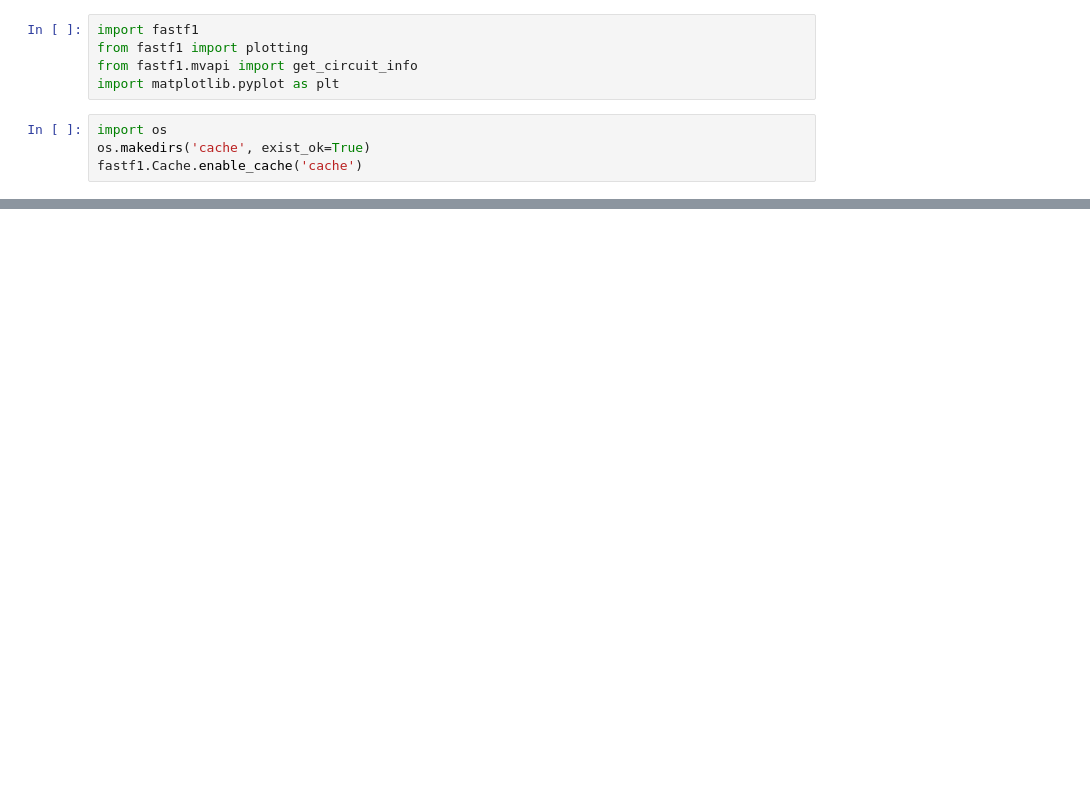
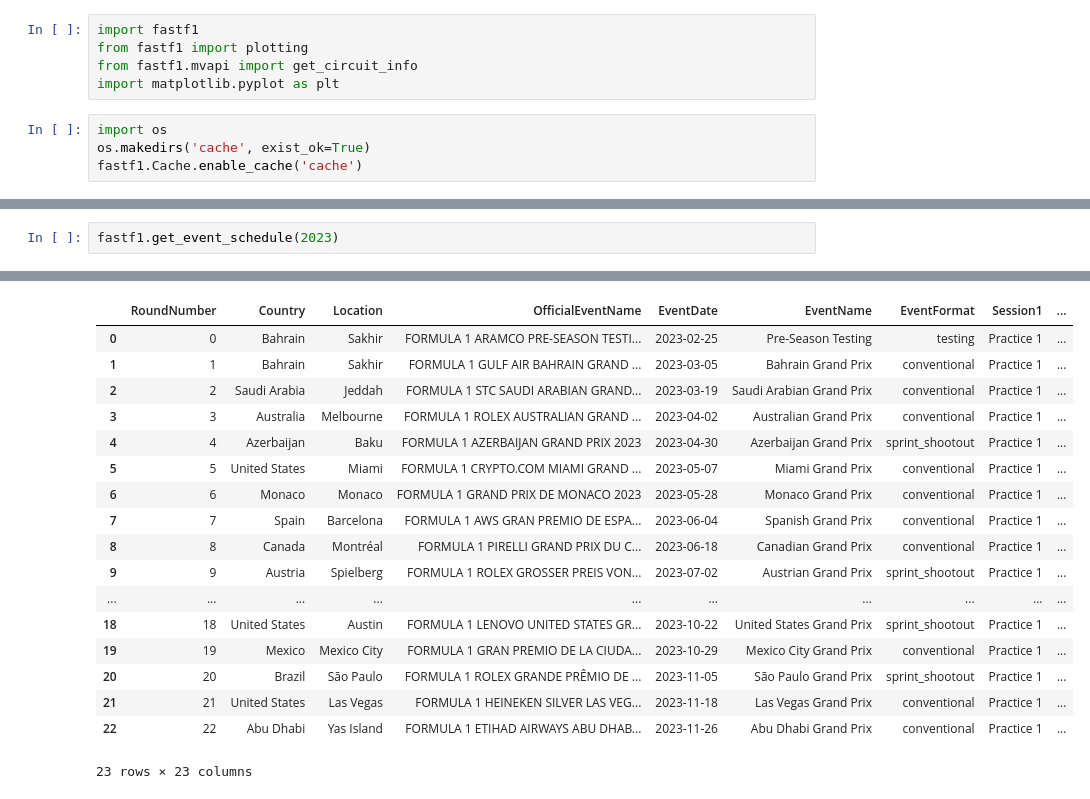
Before and after one commit to aditya-mathpal/f1-telemetry-analyzer, a Jupyter notebook: f1_qualifying_analyzer.ipynb, the cells around one changed output, grey strips where cells are left out. Saved outputs shown, nothing was run; the diff lists cells and outputs as text; blank space fills up the shorter version.

```diff
--- a/f1_qualifying_analyzer.ipynb
+++ b/f1_qualifying_analyzer.ipynb
@@ -45,0 +88,3 @@ plt.show()
+# %%
+fastf1.get_event_schedule(2023)
+# %% [output]
@@ -45,0 +92,18 @@ plt.show()
+|  | RoundNumber | Country | Location | OfficialEventName | EventDate | EventName | EventFormat | Session1 | ... |
+| 0 | 0 | Bahrain | Sakhir | FORMULA 1 ARAMCO PRE-SEASON TESTI... | 2023-02-25 | Pre-Season Testing | testing | Practice 1 | ... |
+| 1 | 1 | Bahrain | Sakhir | FORMULA 1 GULF AIR BAHRAIN GRAND ... | 2023-03-05 | Bahrain Grand Prix | conventional | Practice 1 | ... |
+| 2 | 2 | Saudi Arabia | Jeddah | FORMULA 1 STC SAUDI ARABIAN GRAND... | 2023-03-19 | Saudi Arabian Grand Prix | conventional | Practice 1 | ... |
+| 3 | 3 | Australia | Melbourne | FORMULA 1 ROLEX AUSTRALIAN GRAND ... | 2023-04-02 | Australian Grand Prix | conventional | Practice 1 | ... |
+| 4 | 4 | Azerbaijan | Baku | FORMULA 1 AZERBAIJAN GRAND PRIX 2023 | 2023-04-30 | Azerbaijan Grand Prix | sprint_shootout | Practice 1 | ... |
+| 5 | 5 | United States | Miami | FORMULA 1 CRYPTO.COM MIAMI GRAND ... | 2023-05-07 | Miami Grand Prix | conventional | Practice 1 | ... |
+| 6 | 6 | Monaco | Monaco | FORMULA 1 GRAND PRIX DE MONACO 2023 | 2023-05-28 | Monaco Grand Prix | conventional | Practice 1 | ... |
+| 7 | 7 | Spain | Barcelona | FORMULA 1 AWS GRAN PREMIO DE ESPA... | 2023-06-04 | Spanish Grand Prix | conventional | Practice 1 | ... |
+| 8 | 8 | Canada | Montréal | FORMULA 1 PIRELLI GRAND PRIX DU C... | 2023-06-18 | Canadian Grand Prix | conventional | Practice 1 | ... |
+| 9 | 9 | Austria | Spielberg | FORMULA 1 ROLEX GROSSER PREIS VON... | 2023-07-02 | Austrian Grand Prix | sprint_shootout | Practice 1 | ... |
+| ... | ... | ... | ... | ... | ... | ... | ... | ... | ... |
+| 18 | 18 | United States | Austin | FORMULA 1 LENOVO UNITED STATES GR... | 2023-10-22 | United States Grand Prix | sprint_shootout | Practice 1 | ... |
+| 19 | 19 | Mexico | Mexico City | FORMULA 1 GRAN PREMIO DE LA CIUDA... | 2023-10-29 | Mexico City Grand Prix | conventional | Practice 1 | ... |
+| 20 | 20 | Brazil | São Paulo | FORMULA 1 ROLEX GRANDE PRÊMIO DE ... | 2023-11-05 | São Paulo Grand Prix | sprint_shootout | Practice 1 | ... |
+| 21 | 21 | United States | Las Vegas | FORMULA 1 HEINEKEN SILVER LAS VEG... | 2023-11-18 | Las Vegas Grand Prix | conventional | Practice 1 | ... |
+| 22 | 22 | Abu Dhabi | Yas Island | FORMULA 1 ETIHAD AIRWAYS ABU DHAB... | 2023-11-26 | Abu Dhabi Grand Prix | conventional | Practice 1 | ... |
+23 rows × 23 columns
```
Also changed, not shown: parts of 7 cells of this notebook, 2 other files.
